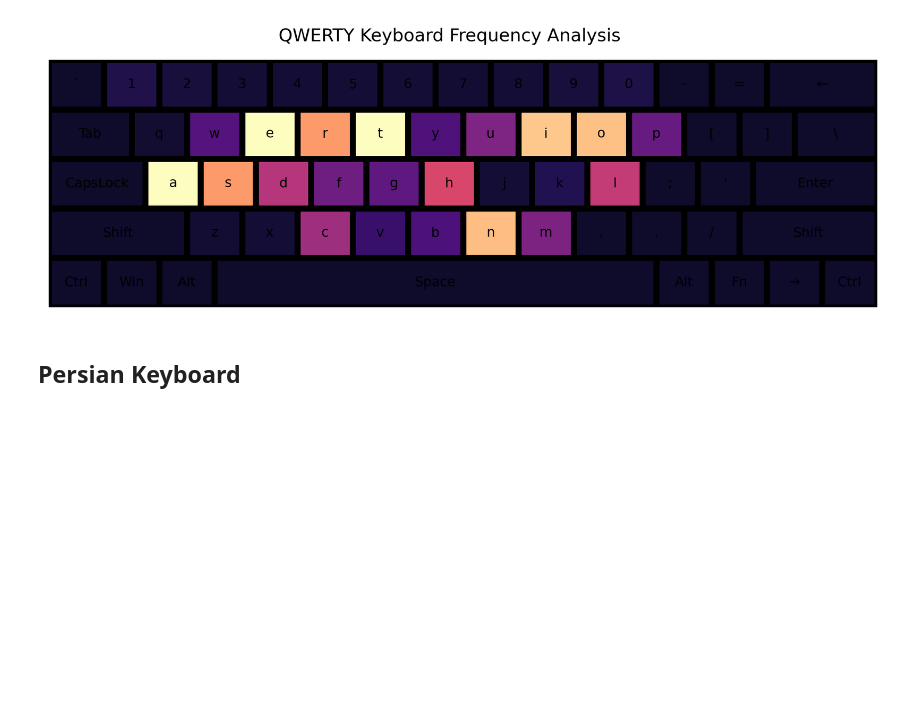
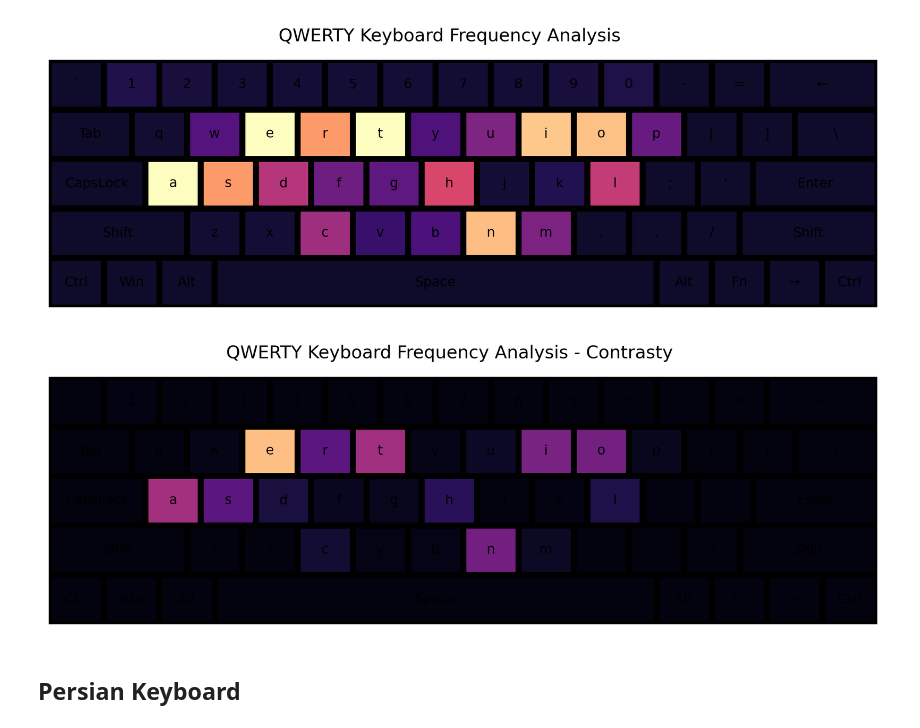
Before and after one commit to Gholamrezadar/keyboard-frequency-analysis, a Jupyter notebook: persian_keyboard_frequency_analysis.ipynb, the cells around one changed output. Saved outputs shown, nothing was run; the diff lists cells and outputs as text; code cells hidden in the pictures; blank space fills up the shorter version.

Commit message:
added contrasty images

```diff
--- a/persian_keyboard_frequency_analysis.ipynb
+++ b/persian_keyboard_frequency_analysis.ipynb
@@ -142,6 +142,48 @@ ax.axis('off')
 plt.show()
 # %% [output]
 [figure]
+# %%
+from matplotlib.patches import Rectangle
+import matplotlib
+
+fig, ax = plt.subplots(figsize=(10, 3))
+fig.suptitle('QWERTY Keyboard Frequency Analysis - Contrasty', fontsize=12)
+
+ax.set_facecolor('blue')
+
+# magma colormap
+cmap = matplotlib.colormaps['magma']
+
+for i in range(len(key_label)):
+    cum_w = 0
+    n_keys = len(key_label[i])
+    for j in range(len(key_label[i])):
+        pos = (cum_w, i)
+        w = key_width[i][j]
+        cum_w += w
+        h = 1
+        freq = get_letter_frequency(df_en, key_label[i][j])
+        color = cmap(freq*freq*60+0.03)
+        # print(freq)
+        ax.add_patch(Rectangle(pos, w, h, facecolor=color, edgecolor='black', linewidth=4))
+        ax.text(pos[0] + w/2, pos[1] + h/2, key_label[i][j], ha='center', va='center', fontsize=9)
+
+# set xlim and ylim
+ax.set_xlim(0, 15)
+ax.set_ylim(0, 5)
+
+#invert y axis
+ax.invert_yaxis()
+
+# Remove the ticks and labels
+ax.set_xticks([])
+ax.set_yticks([])
+ax.axis('off')
+
+# Show the plot
+plt.show()
+# %% [output]
+[figure, added]
 # %% [markdown]
 ## Persian Keyboard
 # %%
```
Also changed, not shown: parts of 1 cell of this notebook, 3 other files.
